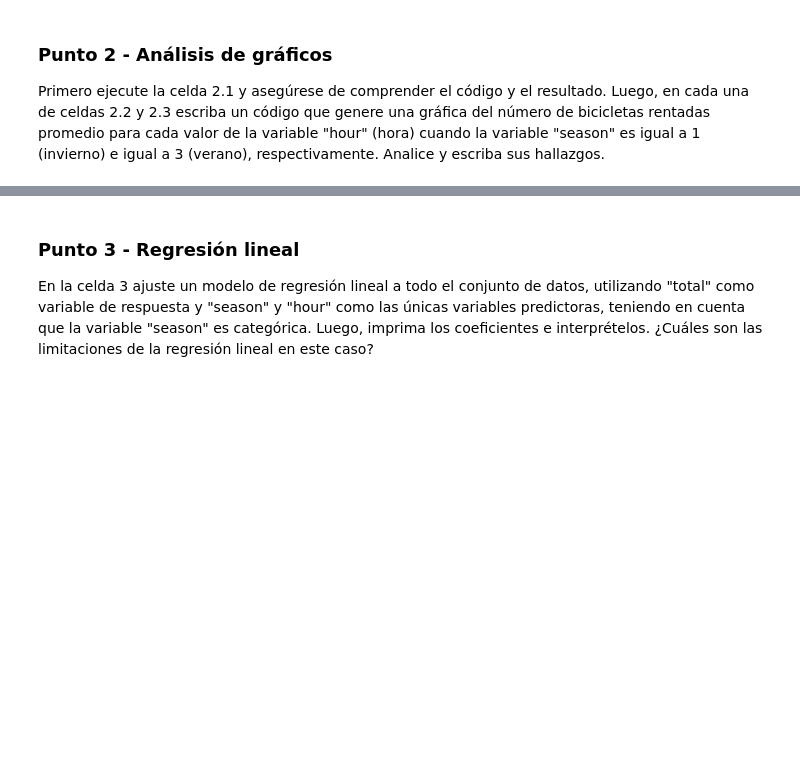
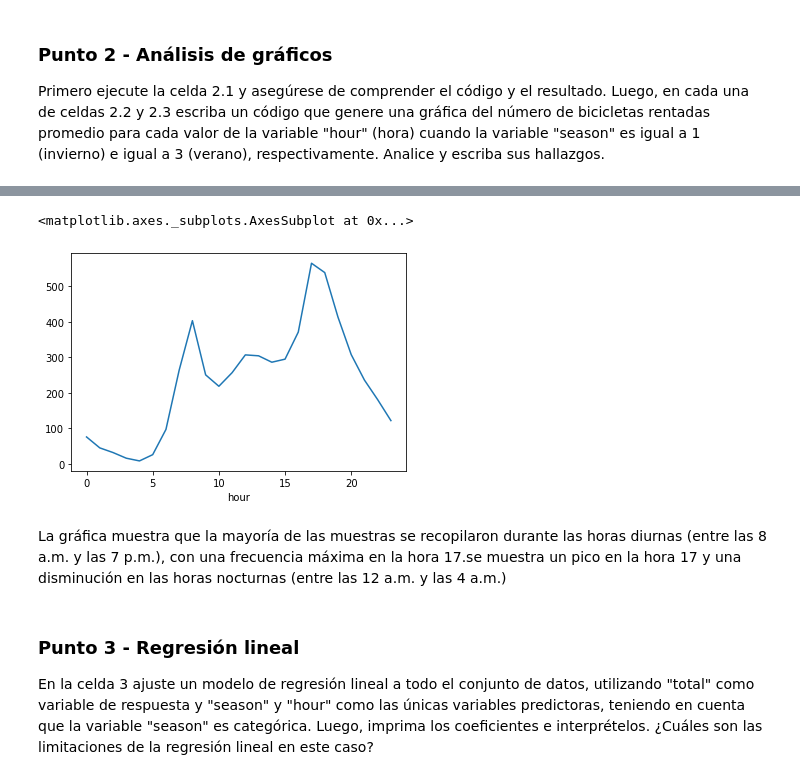
Before and after one commit to Erwin-DS/miad-nlp, a Jupyter notebook: Semana 1/S1TC1_arboles_ensamblajes.ipynb, the cells around one changed output, grey strips where cells are left out. Saved outputs shown, nothing was run; the diff lists cells and outputs as text; code cells hidden in the pictures; blank space fills up the shorter version.

```diff
--- a/Semana 1/S1TC1_arboles_ensamblajes.ipynb
+++ b/Semana 1/S1TC1_arboles_ensamblajes.ipynb
@@ -63,5 +147,12 @@ bikes.groupby('hour').total.mean().plot()
 # %%
 # Celda 2.3 - "season"=3 escriba su código y hallazgos
+bikes_s2 = bikes[bikes['season'] == 3]
+bikes_s2.groupby('hour').total.mean().plot()
+# %% [output]
+<matplotlib.axes._subplots.AxesSubplot at 0x...>
+[figure, added]
+# %% [markdown]
+La gráfica muestra que la mayoría de las muestras se recopilaron durante las horas diurnas (entre las 8 a.m. y las 7 p.m.), con una frecuencia máxima en la hora 17.se muestra un pico en la hora 17 y una disminución en las horas nocturnas (entre las 12 a.m. y las 4 a.m.)
 # %% [markdown]
 ### Punto 3 - Regresión lineal
 En la celda 3 ajuste un modelo de regresión lineal a todo el conjunto de datos, utilizando "total" como variable de respuesta y "season" y "hour" como las únicas variables predictoras, teniendo en cuenta que la variable "season" es categórica. Luego, imprima los coeficientes e interprételos. ¿Cuáles son las limitaciones de la regresión lineal en este caso?
```
Also changed, not shown: parts of 22 cells of this notebook.
